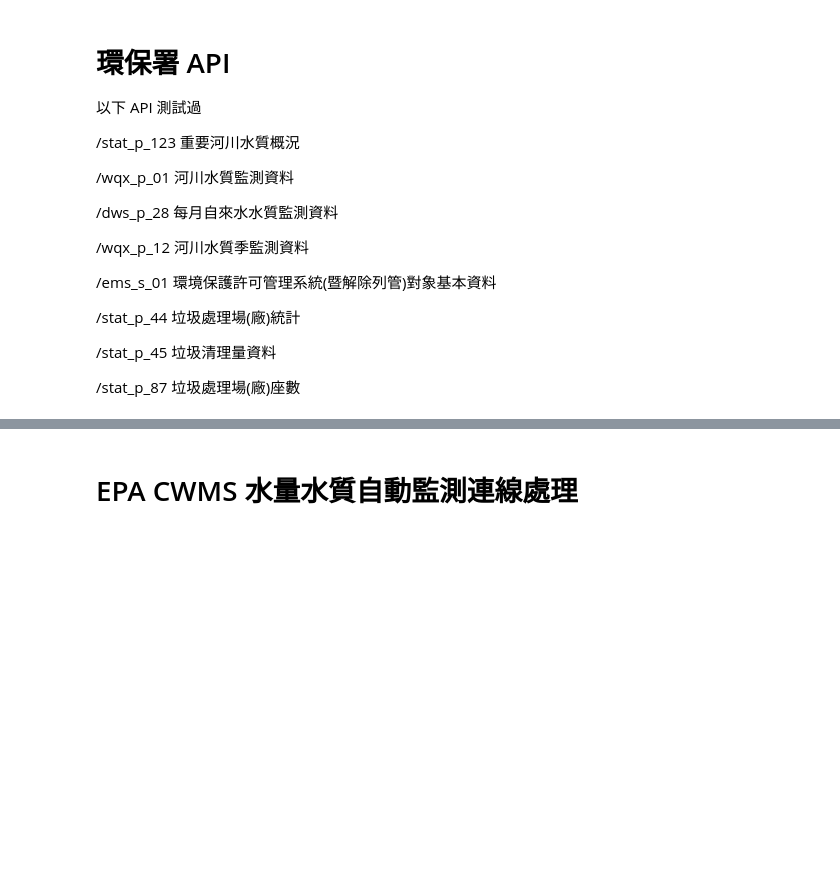
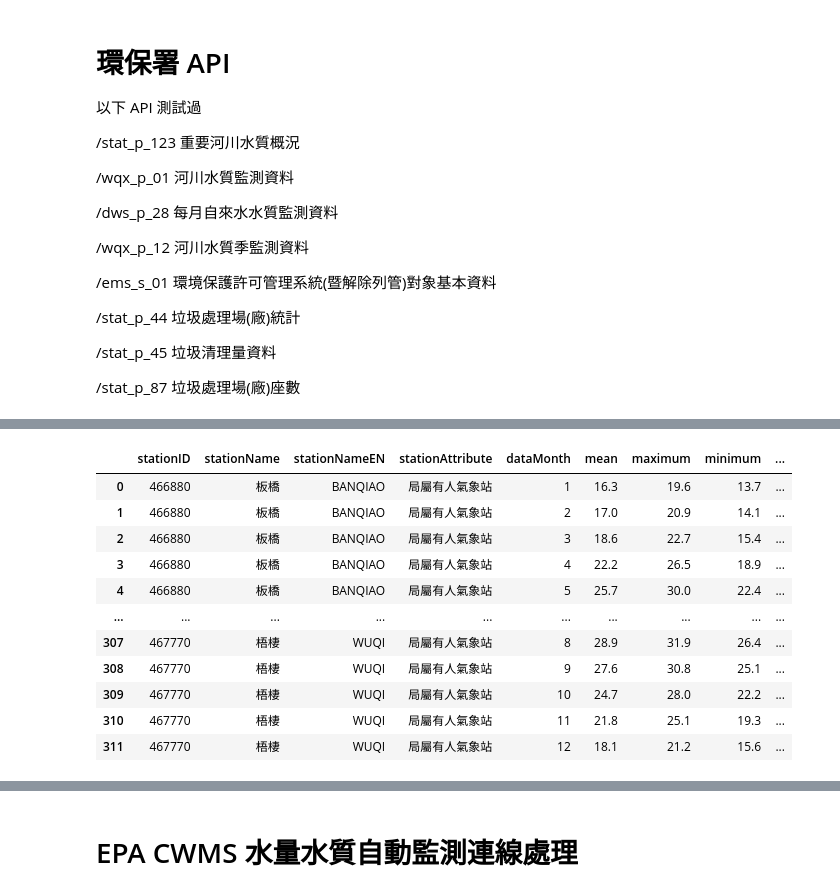
Before and after one commit to LinkItONEDevGroup/waterswak, a Jupyter notebook: maintain.ipynb, the cells around one changed output, grey strips where cells are left out. Cells and saved outputs as stored; diff of their text form; code cells hidden in the pictures; blank space fills up the shorter version.

Commit message:
update: V0.1.1-A1 desc
. riverlog add library and change filename
. data add s_waterin_b,  新竹縣市人口
. add period_job
. 氣象 API test
. grafana test
. A1 desc

```diff
--- a/maintain.ipynb
+++ b/maintain.ipynb
@@ -368,7 +431,7 @@ if 1: # update DB
 /stat_p_87 垃圾處理場(廠)座數
 # %%
 # 這裡可以將 API 資料下載下來，轉換成 df
-api_key="your_key" #請更新成自己環保署API key
+api_key="615b2545-254c-4300-8e66-c64af62d4cf0" #請更新成自己環保署API key
 limit=1000
 limit_break=0 #>0 can limit total
 offset=0
@@ -407,11 +470,11 @@ if 0: #/stat_p_45 垃圾清理量資料 "total": 902 -> e_trash_stat_qty
     url_t = "https://data.epa.gov.tw/api/v1/stat_p_45?offset=%i&limit=%i&api_key=%s"
     filename_t= "output/stat_p_45-%i.json"
     use_label=False
-if 0: # /stat_p_46 垃圾清理回收率指標資料 "total": 2194 -> e_trash_recycle
+if 1: # /stat_p_46 垃圾清理回收率指標資料 "total": 2194 -> e_trash_recycle
     url_t = "https://data.epa.gov.tw/api/v1/stat_p_46?offset=%i&limit=%i&api_key=%s"
     filename_t= "output/stat_p_46-%i.json"
     use_label=False
-if 1: #/stat_p_87 垃圾處理場(廠)座數 "total": 575 -> e_garbage_disposal
+if 0: #/stat_p_87 垃圾處理場(廠)座數 "total": 575 -> e_garbage_disposal
     url_t = "https://data.epa.gov.tw/api/v1/stat_p_87?offset=%i&limit=%i&api_key=%s"
     filename_t= "output/stat_p_87-%i.json"
     use_label=False
@@ -471,0 +561,82 @@ PostgreSQL Table e_garbage_disposal has been created successfully.
+# %%
+
+# 這裡可以將 API 資料下載下來，轉換成 df
+api_key="CWB-5560CA59-1269-4359-87B2-CAFA83EDE4E0" #請更新成自己環保署API key
+limit=10
+limit_break=0 #>0 can limit total
+offset=0
+load_cnt=0
+renew_url=True
+
+if 0: #/v1/rest/datastore/C-B0027-001 月平均-局屬地面測站資料, 新竹站
+    stationId=467571
+    url_t = "https://opendata.cwb.gov.tw/api/v1/rest/datastore/C-B0027-001?Authorization=%s&limit=%i&offset=%i&format=JSON&stationId=%i&weatherElement=stationPressure,temperature,relativeHumidity,cloudCover,sunshineDuration,precipitation,windSpeed&dataMonth="
+    filename_t= "output/C-B0027-001-%i.json"
+    url= url_t % (api_key,limit,offset,stationId)
+    renew_url=False
+
+if 1: #/v1/rest/datastore/C-B0027-001 月平均-局屬地面測站資料, 全測站
+    stationId=467571
+    url_t = "https://opendata.cwb.gov.tw/api/v1/rest/datastore/C-B0027-001?Authorization=%s&format=JSON&weatherElement=stationPressure,temperature,relativeHumidity,cloudCover,sunshineDuration,precipitation,windSpeed&dataMonth="
+    filename_t= "output/C-B0027-001-%i.json"
+    url= url_t % (api_key)
+    renew_url=False
+
+#目前不支援 limit，多筆的用法，因為這個 API 氣象局不限制比數
+d={}
+while True:
+    if renew_url==True:
+        url= url_t % (api_key,limit,offset)
+    filename  = filename_t %(offset)
+    print("url=%s" %(url))
+    url_get(filename, url,True)
+    data = load_json(filename)
+
+    if offset==0:
+        labels={}
+        #print("labels:")
+        ids=data['result']['fields']
+        for i in range(len(ids)):
+            labels[ids[i]['id']]=ids[i]['id']
+        print("ids=%s" %(labels))
+
+    location = data['records']['data']['surfaceObs']['location']
+    for i in range(len(location)):
+
+        station = location[i]['station']
+
+        temperature = location[i]['stationObsStatistics']['temperature']
+        monthly = temperature['monthly']
+
+        head={}
+        tail={}
+        for month in monthly:
+            #print(month)
+            #head
+            for key in station.keys():
+                head[key]=station[key]
+                if not key in d:
+                    d[key]=[]
+                d[key].append(station[key])
+            #tail
+            for key in month.keys():
+                tail[key]=month[key]
+                if not key in d:
+                    d[key]=[]
+
+                d[key].append(month[key])
+            #print("tail=%s" %(tail))
+        load_cnt += 1
+
+        #load_cnt += records_cnt
+    print("load_cnt=%i" %(load_cnt))
+    if (limit_break>0 and load_cnt >= limit_break):
+        break
+    offset += limit
+
+    break
+
+
+df = pd.DataFrame.from_dict(d)
+df
+# %% [output]
@@ -471,0 +646,12 @@ PostgreSQL Table e_garbage_disposal has been created successfully.
+|  | stationID | stationName | stationNameEN | stationAttribute | dataMonth | mean | maximum | minimum | ... |
+| 0 | 466880 | 板橋 | BANQIAO | 局屬有人氣象站 | 1 | 16.3 | 19.6 | 13.7 | ... |
+| 1 | 466880 | 板橋 | BANQIAO | 局屬有人氣象站 | 2 | 17.0 | 20.9 | 14.1 | ... |
+| 2 | 466880 | 板橋 | BANQIAO | 局屬有人氣象站 | 3 | 18.6 | 22.7 | 15.4 | ... |
+| 3 | 466880 | 板橋 | BANQIAO | 局屬有人氣象站 | 4 | 22.2 | 26.5 | 18.9 | ... |
+| 4 | 466880 | 板橋 | BANQIAO | 局屬有人氣象站 | 5 | 25.7 | 30.0 | 22.4 | ... |
+| ... | ... | ... | ... | ... | ... | ... | ... | ... | ... |
+| 307 | 467770 | 梧棲 | WUQI | 局屬有人氣象站 | 8 | 28.9 | 31.9 | 26.4 | ... |
+| 308 | 467770 | 梧棲 | WUQI | 局屬有人氣象站 | 9 | 27.6 | 30.8 | 25.1 | ... |
+| 309 | 467770 | 梧棲 | WUQI | 局屬有人氣象站 | 10 | 24.7 | 28.0 | 22.2 | ... |
+| 310 | 467770 | 梧棲 | WUQI | 局屬有人氣象站 | 11 | 21.8 | 25.1 | 19.3 | ... |
+| 311 | 467770 | 梧棲 | WUQI | 局屬有人氣象站 | 12 | 18.1 | 21.2 | 15.6 | ... |
```
Also changed, not shown: parts of 18 cells of this notebook, 41 other files.
